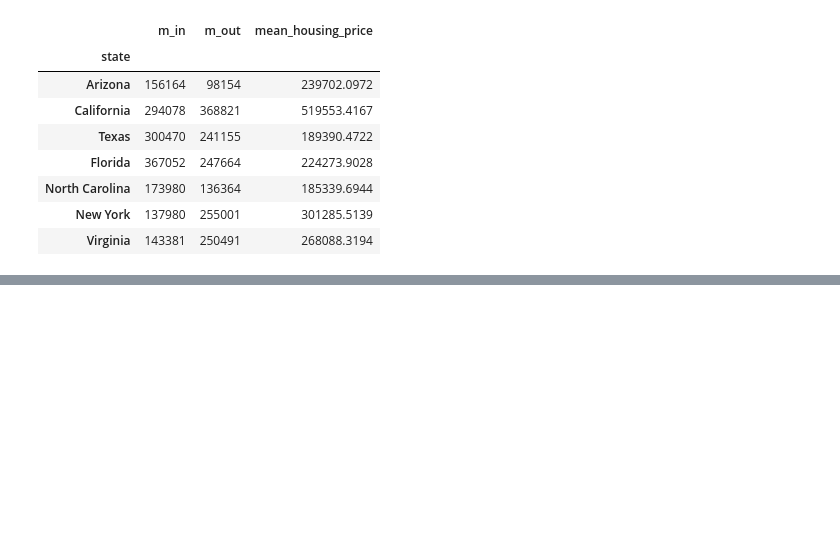
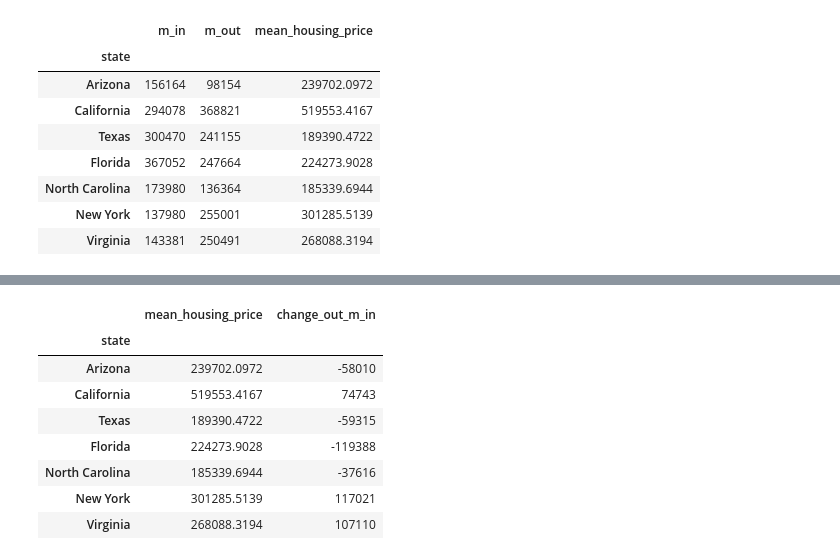
Before and after one commit to aliciasply/InterState-Migration, a Jupyter notebook: Code/Housing-Price-alicia.ipynb, the cells around one changed output, grey strips where cells are left out. Cells and saved outputs as stored; diff of their text form; code cells hidden in the pictures; blank space fills up the shorter version.

```diff
--- a/Code/Housing-Price-alicia.ipynb
+++ b/Code/Housing-Price-alicia.ipynb
@@ -381,0 +466,14 @@ in_out_state_data
+# %%
+# Making a new dataframe that only showing the Change of Migration out - Migration in Vs. Means housing price
+change_out_m_in_df = in_out_state_data[["mean_housing_price", "change_out_m_in"]]
+change_out_m_in_df
+# %% [output]
+|  | mean_housing_price | change_out_m_in |
+| state |  |  |
+| Arizona | 239702.0972 | -58010 |
+| California | 519553.4167 | 74743 |
+| Texas | 189390.4722 | -59315 |
+| Florida | 224273.9028 | -119388 |
+| North Carolina | 185339.6944 | -37616 |
+| New York | 301285.5139 | 117021 |
+| Virginia | 268088.3194 | 107110 |
```
Also changed, not shown: parts of 19 cells of this notebook, 3 other files.
